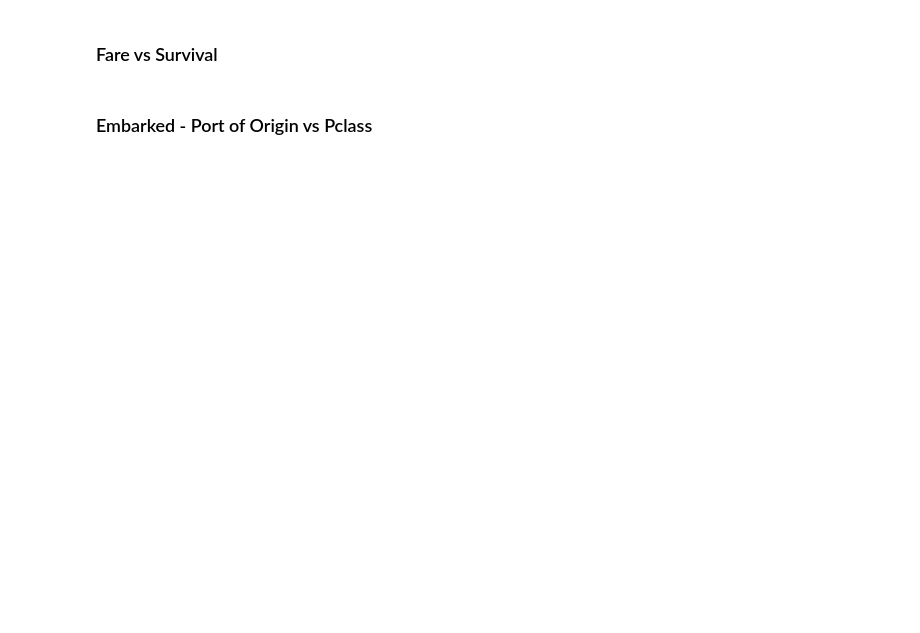
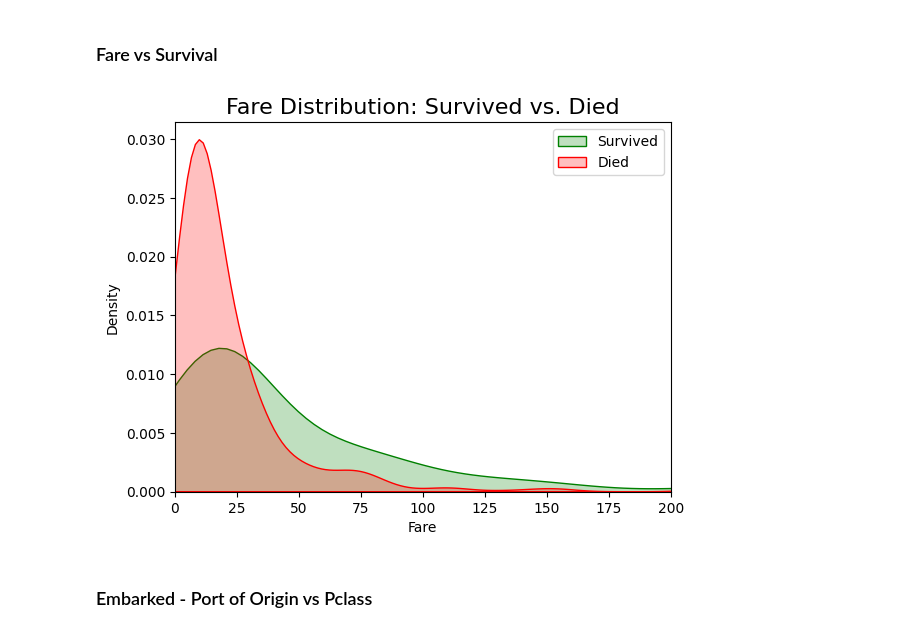
Before and after one commit to ChefRedr/EDA-Portfolio, a Jupyter notebook: eda.ipynb, the cells around one changed output. Drawn from its saved outputs; the diff is of its cells as text; code cells hidden in the pictures; blank space fills up the shorter version.

```diff
--- a/eda.ipynb
+++ b/eda.ipynb
@@ -180,4 +196,26 @@ dtype: int64
 # %% [markdown]
 ### Fare vs Survival
+# %%
+sns.kdeplot(
+    data=dataset[dataset['Survived'] == 1]['Fare'],
+    fill=True,
+    label='Survived',
+    color='green'
+)
+
+sns.kdeplot(
+    data=dataset[dataset['Survived'] == 0]['Fare'],
+    fill=True,
+    label='Died',
+    color='red'
+)
+
+# Since some fares are huge, we limit the x-axis to see the detail
+plt.xlim(0, 200)
+plt.title("Fare Distribution: Survived vs. Died", fontsize=16)
+plt.legend()
+plt.show()
+# %% [output]
+[figure, added]
 # %% [markdown]
 ### Embarked - Port of Origin vs Pclass
```
Also changed, not shown: parts of 6 cells of this notebook.
